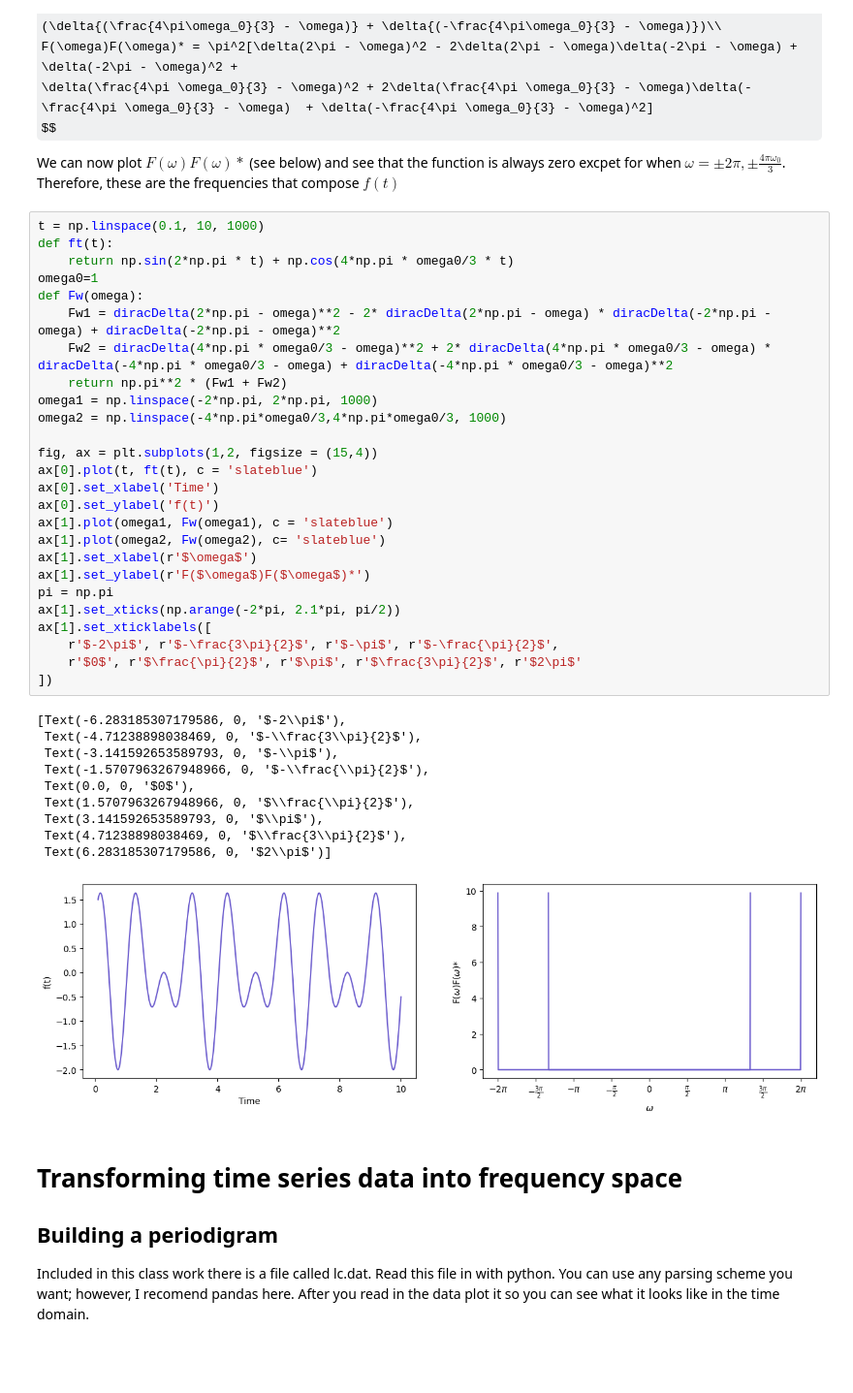
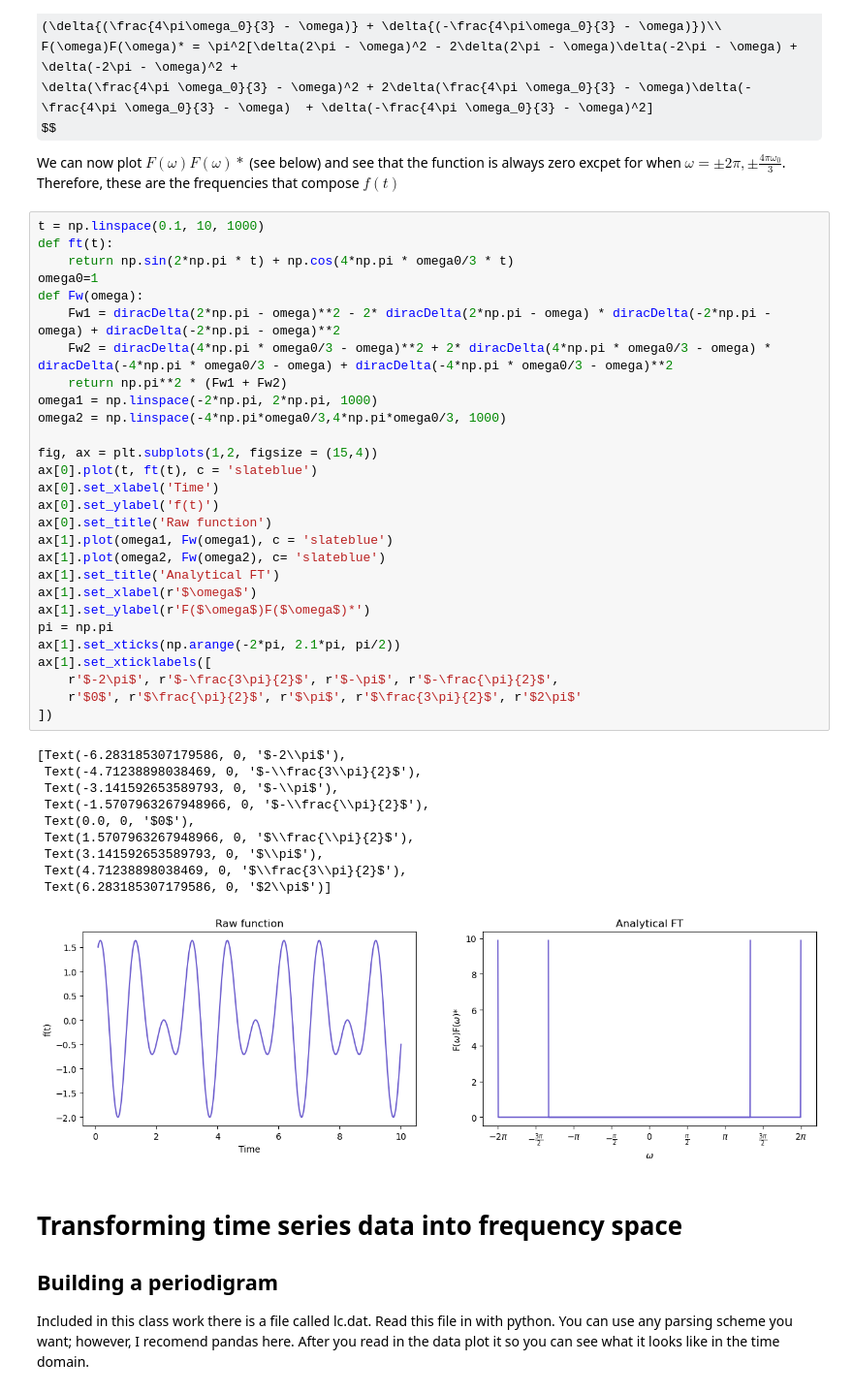
Before and after one commit to cassiemetzger/dartmouth_a74, a Jupyter notebook: CP_fourier.ipynb, the cells around one changed output. Shown: that part at 97% size. Cells and saved outputs as stored; diff of their text form; some formulas as TeX source; blank space fills up the shorter version.

```diff
--- a/CP_fourier.ipynb
+++ b/CP_fourier.ipynb
@@ -160,34 +160,36 @@ def Fw(omega):
     Fw1 = diracDelta(2*np.pi - omega)**2 - 2* diracDelta(2*np.pi - omega) * diracDelta(-2*np.pi - omega) + diracDelta(-2*np.pi - omega)**2
     Fw2 = diracDelta(4*np.pi * omega0/3 - omega)**2 + 2* diracDelta(4*np.pi * omega0/3 - omega) * diracDelta(-4*np.pi * omega0/3 - omega) + diracDelta(-4*np.pi * omega0/3 - omega)**2
     return np.pi**2 * (Fw1 + Fw2)
 omega1 = np.linspace(-2*np.pi, 2*np.pi, 1000)
 omega2 = np.linspace(-4*np.pi*omega0/3,4*np.pi*omega0/3, 1000)
 
 fig, ax = plt.subplots(1,2, figsize = (15,4))
 ax[0].plot(t, ft(t), c = 'slateblue')
 ax[0].set_xlabel('Time')
 ax[0].set_ylabel('f(t)')
+ax[0].set_title('Raw function')
 ax[1].plot(omega1, Fw(omega1), c = 'slateblue')
 ax[1].plot(omega2, Fw(omega2), c= 'slateblue')
+ax[1].set_title('Analytical FT')
 ax[1].set_xlabel(r'$\omega$')
 ax[1].set_ylabel(r'F($\omega$)F($\omega$)*')
 pi = np.pi
 ax[1].set_xticks(np.arange(-2*pi, 2.1*pi, pi/2))
 ax[1].set_xticklabels([
     r'$-2\pi$', r'$-\frac{3\pi}{2}$', r'$-\pi$', r'$-\frac{\pi}{2}$',
     r'$0$', r'$\frac{\pi}{2}$', r'$\pi$', r'$\frac{3\pi}{2}$', r'$2\pi$'
 ])
 # %% [output]
 [Text(-6.283185307179586, 0, '$-2\\pi$'),
  Text(-4.71238898038469, 0, '$-\\frac{3\\pi}{2}$'),
  Text(-3.141592653589793, 0, '$-\\pi$'),
  Text(-1.5707963267948966, 0, '$-\\frac{\\pi}{2}$'),
  Text(0.0, 0, '$0$'),
  Text(1.5707963267948966, 0, '$\\frac{\\pi}{2}$'),
  Text(3.141592653589793, 0, '$\\pi$'),
  Text(4.71238898038469, 0, '$\\frac{3\\pi}{2}$'),
  Text(6.283185307179586, 0, '$2\\pi$')]
-[figure, old version]
+[figure, new version]
 # %% [markdown]
 # Transforming time series data into frequency space
 ## Building a periodigram
```
Also changed, not shown: parts of 8 cells of this notebook.
